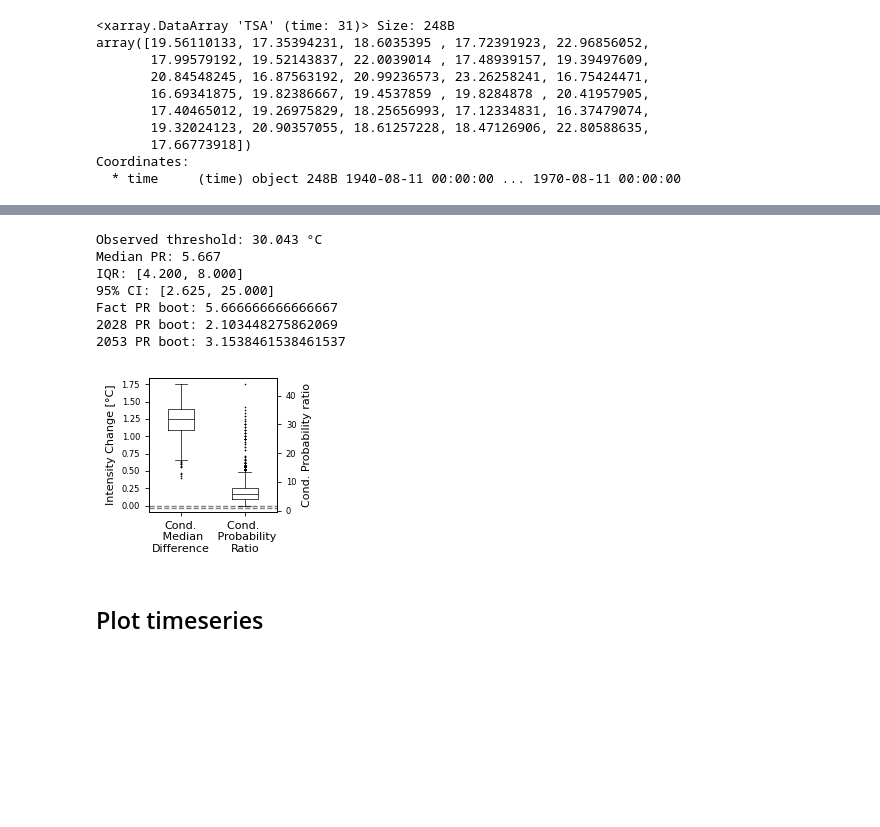
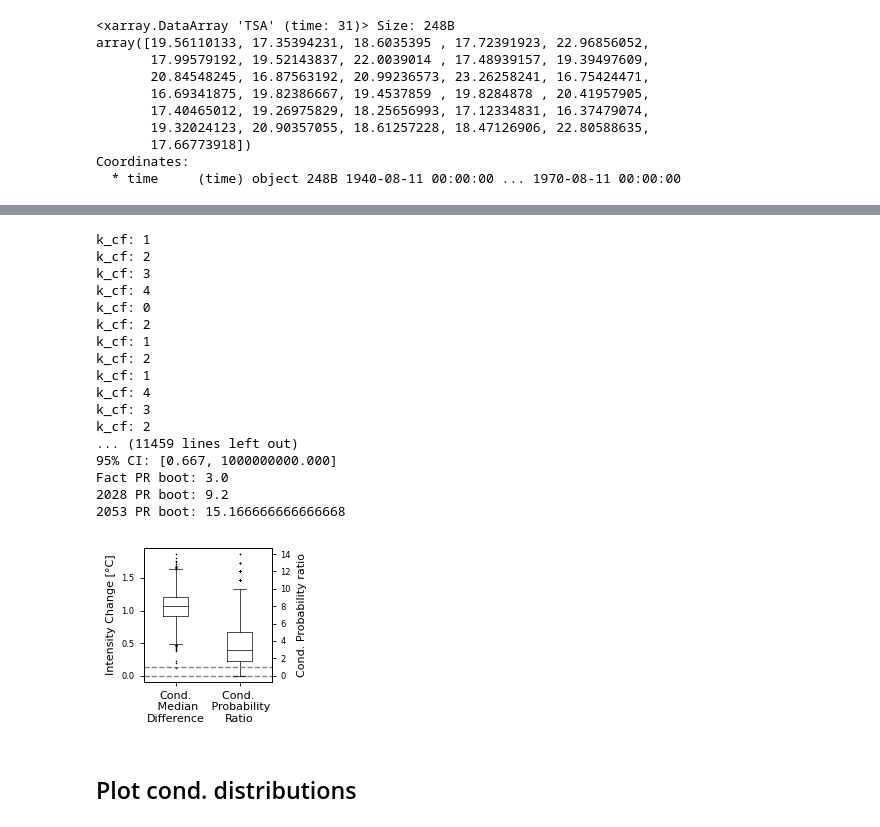
Before and after one commit to Motte12/Towards-a-distributional-autoencoder-for-climate-counterfactuals, a Jupyter notebook: src/analysis/2028_2053_ERA5_attribution_analysis.ipynb, the cells around one changed output, grey strips where cells are left out. Saved outputs shown, nothing was run; the diff lists cells and outputs as text; code cells hidden in the pictures; blank space fills up the shorter version.

```diff
--- a/src/analysis/2028_2053_ERA5_attribution_analysis.ipynb
+++ b/src/analysis/2028_2053_ERA5_attribution_analysis.ipynb
@@ -23,7 +23,11 @@ settings_file_path = "../../settings.json"
 with open(settings_file_path, 'r') as file:
         settings = json.load(file)
 no_epochs=settings['epochs']
-standardization="train_stats"
+#standardization="train_stats"
+#standardization="inherent"
+#standardization="train_stats_detrended"
+standardization="inherent_detrended"
+
 
 ### Factual ###
 
@@ -56,13 +60,13 @@ ds_test_eth_fact_pre_dummy = xr.open_dataset(ds_test_eth_fact_path_dummy)
 
 # load CESM2 fact nudged to ERA5
 # adjust path to where you saved "ERA5_factual_nudged_europe_10percent_masked_TREFHT_JJA.nc"
-ds_test_eth_fact_pre2 = xr.open_dataset("/work2/fl53wumy-fl53wumy-llaae_ws_new-1779067202/fl53wumy-llaae_ws_new-1779067202/fl53wumy-dpa_data/fl53wumy-llaae_data_new_22092025-1763346001/fl53wumy-llaae_data_new-1758244802/fl53wumy-llaae_data_new-1748049607/other_data/ERA5_factual_nudged_europe_10percent_masked_TREFHT_JJA.nc")
+ds_test_eth_fact_pre2 = xr.open_dataset("/work2/fl53wumy-ws_new/fl53wumy-fl53wumy-llaae_ws_new-1779067202-1785633601/fl53wumy-llaae_ws_new-1779067202/fl53wumy-dpa_data/fl53wumy-llaae_data_new_22092025-1763346001/fl53wumy-llaae_data_new-1758244802/fl53wumy-llaae_data_new-1748049607/other_data/ERA5_factual_nudged_europe_10percent_masked_TREFHT_JJA.nc")
 ds_test_eth_fact_pre = ds_test_eth_fact_pre2.assign_coords(lat=ds_test_eth_fact_pre_dummy.lat, lon=ds_test_eth_fact_pre_dummy.lon)
 
 ### load climatology ###
 # load climatology
 # adjust paths to where you saved "merged_TSA_fact_nudged_1940-2024_clim.nc"
-era5_clim_pre = xr.open_dataset("/work2/fl53wumy-fl53wumy-llaae_ws_new-1779067202/fl53wumy-llaae_ws_new-1779067202/fl53wumy-dpa_data/fl53wumy-llaae_data_new_22092025-1763346001/fl53wumy-llaae_data_new-1758244802/fl53wumy-llaae_data_new-1748049607/other_data/merged_TSA_fact_nudged_1940-2024_clim.nc").TSA #E5sf00_1D_T2M_1940-2025_remapped_to_CESM2_no_leap_clim.nc
+era5_clim_pre = xr.open_dataset("/work2/fl53wumy-ws_new/fl53wumy-fl53wumy-llaae_ws_new-1779067202-1785633601/fl53wumy-llaae_ws_new-1779067202/fl53wumy-dpa_data/fl53wumy-llaae_data_new_22092025-1763346001/fl53wumy-llaae_data_new-1758244802/fl53wumy-llaae_data_new-1748049607/other_data/merged_TSA_fact_nudged_1940-2024_clim.nc").TSA #E5sf00_1D_T2M_1940-2025_remapped_to_CESM2_no_leap_clim.nc
 era5_clim = era5_clim_pre.assign_coords(lon=((era5_clim_pre.lon + 180) % 360) - 180).sortby("lon").sel(lat=ds_test_eth_fact_pre.lat, lon=ds_test_eth_fact_pre.lon).sel(time=slice("1980-06-02", "1980-08-31"))
 
 
@@ -94,7 +98,7 @@ ds_test_eth_cf_pre = xr.open_dataset(ds_test_eth_cf_path)
 
 # load climatology
 # adjust paths to where you saved "merged_TREFHT_nudged_1940-2015_clim.nc"
-era5_nudged_clim_pre = xr.open_dataset("/work2/fl53wumy-fl53wumy-llaae_ws_new-1779067202/fl53wumy-llaae_ws_new-1779067202/fl53wumy-dpa_data/fl53wumy-llaae_data_new_22092025-1763346001/fl53wumy-llaae_data_new-1758244802/fl53wumy-llaae_data_new-1748049607/other_data/merged_TREFHT_nudged_1940-2015_clim.nc").TREFHT
+era5_nudged_clim_pre = xr.open_dataset("/work2/fl53wumy-ws_new/fl53wumy-fl53wumy-llaae_ws_new-1779067202-1785633601/fl53wumy-llaae_ws_new-1779067202/fl53wumy-dpa_data/fl53wumy-llaae_data_new_22092025-1763346001/fl53wumy-llaae_data_new-1758244802/fl53wumy-llaae_data_new-1748049607/other_data/merged_TREFHT_nudged_1940-2015_clim.nc").TREFHT
 era5_nudged_clim = era5_nudged_clim_pre.assign_coords(lon=((era5_nudged_clim_pre.lon + 180) % 360) - 180).sortby("lon").sel(lat=ds_test_eth_cf_pre.lat, lon=ds_test_eth_cf_pre.lon).sel(time=slice("1980-06-02", "1980-08-31"))
 era5_nudged_clim_correct = np.transpose(np.tile(era5_nudged_clim.values, (84,1,1)), (0,1,2))
 
@@ -105,6 +109,7 @@ ds_test_eth_cf = ds_test_eth_cf_pre + era5_nudged_clim_correct - 273.15#.rename(
 # ADJUST FOLLOWING PATH IF NECESSARY
 
 # current
+
 dae_ensemble_cf = f"{settings['current_model']}/dae_ensemble_after_{no_epochs}_epochs/ERA5_{standardization}_ensemble_after_{no_epochs}_epochs/ETH_cf_gen_dpa_ens_{no_epochs}_dataset_restored.nc"
 dae_eth_cf_path = os.path.join(settings['paths']['output_dir'], dae_ensemble_cf)
 
@@ -344,13 +384,6 @@ plt.show()
 # %% [markdown]
 ## Draft
 # %%
-# ---------------------------------------------------------------------
-# Domain
-# ---------------------------------------------------------------------
-
-
-
-
 # ---------------------------------------------------------------------
 # Publication figure settings
 # ---------------------------------------------------------------------
@@ -391,8 +424,8 @@ print("Date:", ds_test_eth_fact.isel(time=date).time.values)
 # ---------------------------------------------------------------------
 # Compute ensemble means
 # ---------------------------------------------------------------------
-fact_dae_mean = fact_dae_mean.TREFHT #.mean(dim="ensemble_member")
-cf_dae_mean = cf_dae_mean.TREFHT #.mean(dim="ensemble_member")
+fact_dae_mean_h = fact_dae_mean.TREFHT #.mean(dim="ensemble_member")
+cf_dae_mean_h = cf_dae_mean.TREFHT #.mean(dim="ensemble_member")
 
 # ---------------------------------------------------------------------
 # Find coldest / warmest members
@@ -427,13 +460,13 @@ imax_cf = (
 fields = [
     # factual
     ds_test_eth_fact.TSA.isel(time=date),
-    fact_dae_mean.isel(time=date),
+    fact_dae_mean_h.isel(time=date),
     dae_eth_fact.TREFHT.isel(ensemble_member=imin_fact, time=date),
     dae_eth_fact.TREFHT.isel(ensemble_member=imax_fact, time=date),
 
     # counterfactual
     ds_test_eth_cf.TREFHT.isel(time=date),
-    cf_dae_mean.isel(time=date),
+    cf_dae_mean_h.isel(time=date),
     dae_eth_cf.TREFHT.isel(ensemble_member=imin_cf, time=date),
     dae_eth_cf.TREFHT.isel(ensemble_member=imax_cf, time=date),
 ]
@@ -636,7 +669,7 @@ cbar.outline.set_linewidth(0.4)
 #fig.savefig(f"Figure06/median_dpa_field_sample_FR_{date_text}.pdf", bbox_inches="tight")
 
 #fig.savefig(
-#     f"dpa_field_sample_FR_{date_text}.png",
+#     f"/home/sc.uni-leipzig.de/fl53wumy/llaae_new/TowardsDistributionalAutoencoderClimateCounterfactuals/figures/model_6037/{standardization}_dpa_field_sample_FR_{date_text}.png",
 #     bbox_inches="tight",
 #     dpi=600,
 #)
@@ -1524,7 +3073,7 @@ def bootstrap_probability_ratio(
     fact_values,
     cf_values,
     threshold,
-    n_boot=2000,
+    n_boot=5000,
     rng=None,
     correction=0.0,
 ):
@@ -1581,7 +3130,7 @@ def bootstrap_probability_ratio(
 
         k_fact = np.sum(fact_sample >= threshold)
         k_cf = np.sum(cf_sample >= threshold)
-        #print("k_cf:", k_cf)
+        print("k_cf:", k_cf)
 
         # Continuity-corrected exceedance probabilities
         p_fact = (k_fact + correction) / (n_fact + 2 * correction)
@@ -1629,7 +3178,7 @@ pr_boot, p_fact_boot, p_cf_boot = bootstrap_probability_ratio(
     fact_values=fact_values,
     cf_values=cf_values,
     threshold=t_obs,
-    n_boot=2000,
+    n_boot=5000,
     rng=np.random.default_rng(123),
     #correction=0.5,
 )
@@ -1637,7 +3186,7 @@ pr_boot_2028, p_fact_boot_2028, p_cf_boot_2028 = bootstrap_probability_ratio(
     fact_values=cf_2028_values,
     cf_values=fact_values,
     threshold=t_obs,
-    n_boot=2000,
+    n_boot=5000,
     rng=np.random.default_rng(123),
     #correction=0.5,
 )
@@ -1646,7 +3195,7 @@ pr_boot_2053, p_fact_boot_2053, p_cf_boot_2053 = bootstrap_probability_ratio(
     fact_values=cf_2053_values,
     cf_values=fact_values,
     threshold=t_obs,
-    n_boot=2000,
+    n_boot=5000,
     rng=np.random.default_rng(123),
     #correction=0.5,
 )
@@ -1803,10 +3364,20 @@ Median intensity change: 1.24535533492028
-Observed threshold: 30.043 °C
-Median PR: 5.667
-IQR: [4.200, 8.000]
-95% CI: [2.625, 25.000]
-Fact PR boot: 5.666666666666667
-2028 PR boot: 2.103448275862069
-2053 PR boot: 3.1538461538461537
+k_cf: 1
+k_cf: 2
+k_cf: 3
+k_cf: 4
+k_cf: 0
+k_cf: 2
+k_cf: 1
+k_cf: 2
+k_cf: 1
+k_cf: 4
+k_cf: 3
+k_cf: 2
+... (11459 lines left out)
+95% CI: [0.667, 1000000000.000]
+Fact PR boot: 3.0
+2028 PR boot: 9.2
+2053 PR boot: 15.166666666666668
-[figure, old version]
+[figure, new version]
 # %% [markdown]
-## Plot timeseries
+## Plot cond. distributions
```
Also changed, not shown: parts of 28 cells of this notebook, 22 other files.
